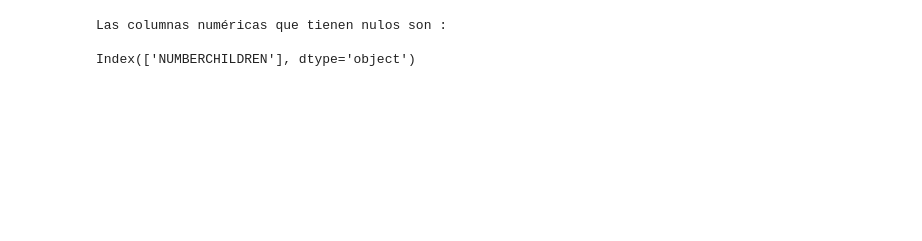
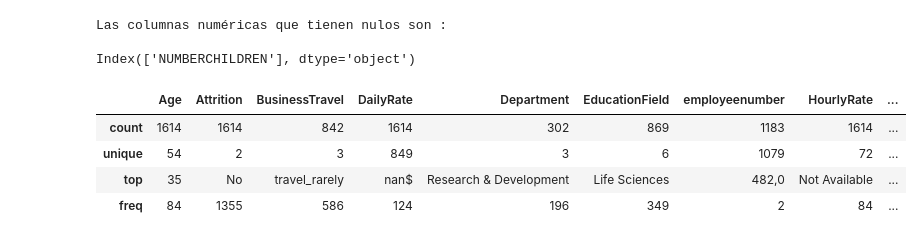
Before and after one commit to Paulamc1695/proyecto_da_promo_J_modulo_3, a Jupyter notebook: EDA_proyecto.ipynb, the cells around one changed output. Drawn from its saved outputs; the diff is of its cells as text; code cells hidden in the pictures; blank space fills up the shorter version.

```diff
--- a/EDA_proyecto.ipynb
+++ b/EDA_proyecto.ipynb
@@ -347,3 +208,11 @@ print(nulos_col_numericas)
 Las columnas numéricas que tienen nulos son :
 
 Index(['NUMBERCHILDREN'], dtype='object')
+# %%
+df_info.describe(include = "object")
+# %% [output]
+|  | Age | Attrition | BusinessTravel | DailyRate | Department | EducationField | employeenumber | HourlyRate | ... |
+| count | 1614 | 1614 | 842 | 1614 | 302 | 869 | 1183 | 1614 | ... |
+| unique | 54 | 2 | 3 | 849 | 3 | 6 | 1079 | 72 | ... |
+| top | 35 | No | travel_rarely | nan$ | Research & Development | Life Sciences | 482,0 | Not Available | ... |
+| freq | 84 | 1355 | 586 | 124 | 196 | 349 | 2 | 84 | ... |
```
Also changed, not shown: parts of 15 cells of this notebook.
